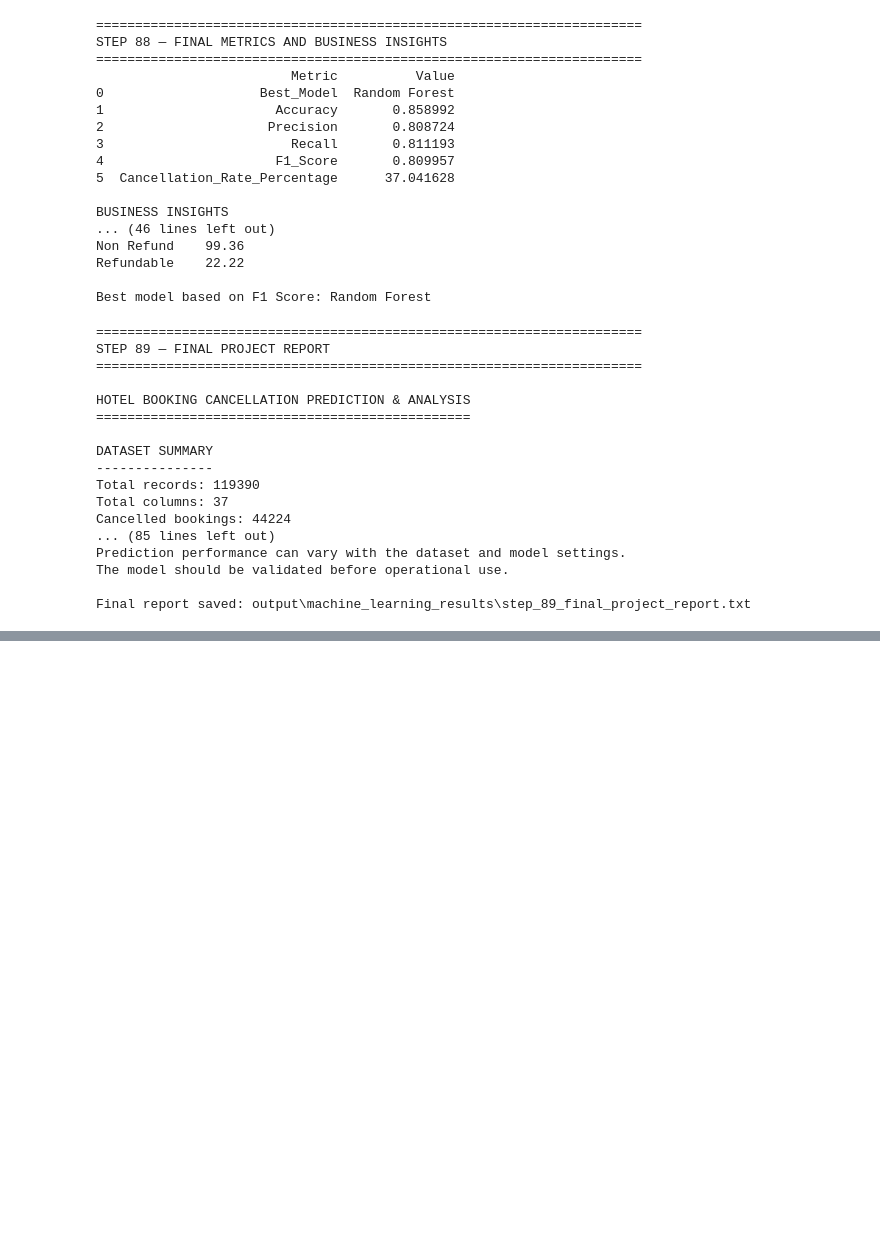
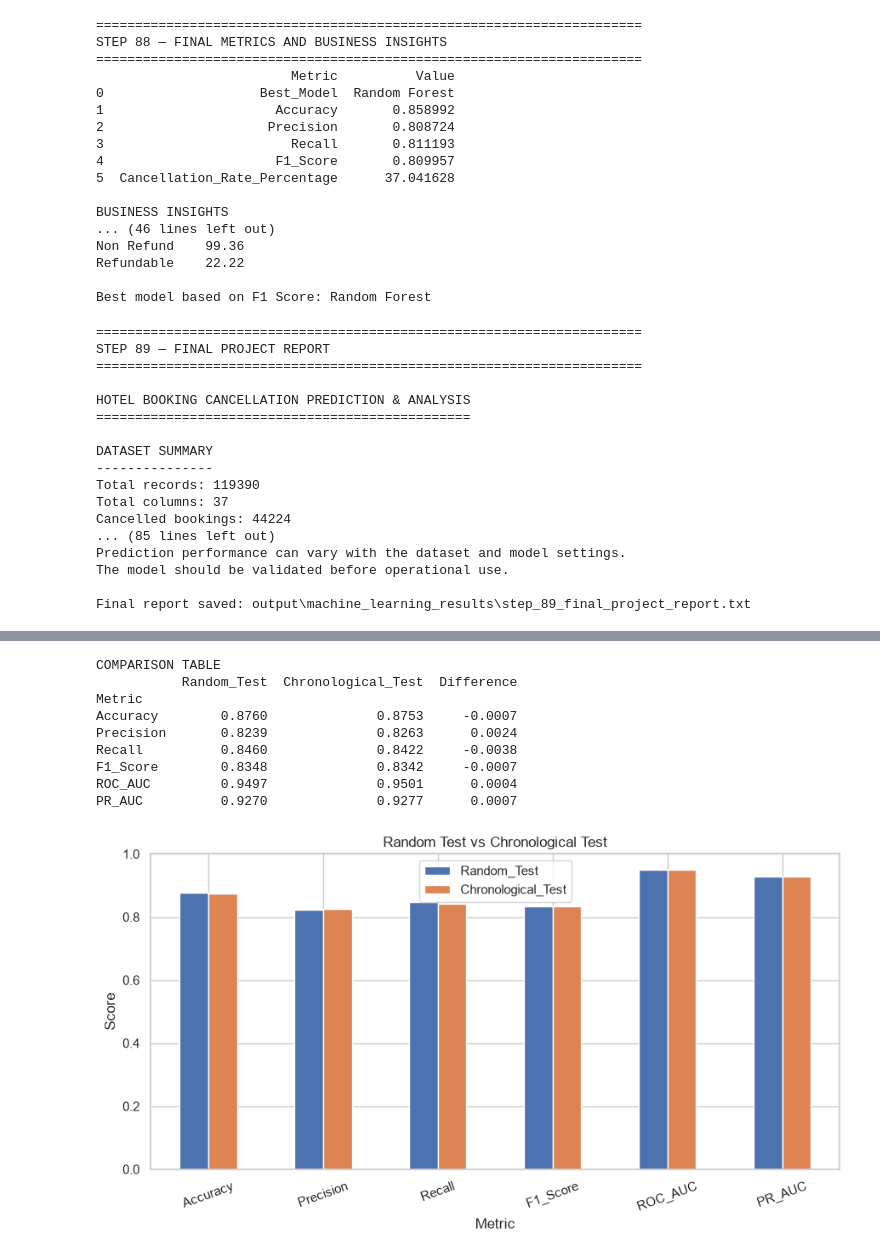
Before and after one commit to Vishwajeetsingh22/Hotel-Booking-Cancellation-Prediction, a Jupyter notebook: Machine Learning & Final Report.ipynb, the cells around one changed output, grey strips where cells are left out. Cells and saved outputs as stored; diff of their text form; code cells hidden in the pictures; blank space fills up the shorter version.

```diff
--- a/Machine Learning & Final Report.ipynb
+++ b/Machine Learning & Final Report.ipynb
@@ -940,0 +2409,80 @@ MEMBER 5 — STEPS 71–90 COMPLETED
+# %%
+# ============================================================
+# STEP 101 — FIX MISSING STEP 98 FILES
+# ============================================================
+
+import os
+import pandas as pd
+import matplotlib.pyplot as plt
+
+folder = os.path.join("output", "machine_learning_results")
+os.makedirs(folder, exist_ok=True)
+
+# Load saved metrics
+random_df = pd.read_csv(
+    os.path.join(folder, "step_93_tuned_test_metrics.csv")
+)
+
+time_df = pd.read_csv(
+    os.path.join(folder, "step_97_chronological_test_metrics.csv")
+)
+
+# Convert metric values to numeric, ignoring non-numeric rows
+random_df["Value"] = pd.to_numeric(
+    random_df["Value"], errors="coerce"
+)
+time_df["Value"] = pd.to_numeric(
+    time_df["Value"], errors="coerce"
+)
+
+random_df = random_df.dropna(subset=["Value"]).set_index("Metric")
+time_df = time_df.dropna(subset=["Value"]).set_index("Metric")
+
+# Keep only metrics available in both files
+common_metrics = random_df.index.intersection(time_df.index)
+
+comparison = pd.DataFrame({
+    "Random_Test": random_df.loc[common_metrics, "Value"],
+    "Chronological_Test": time_df.loc[common_metrics, "Value"]
+})
+
+comparison["Difference"] = (
+    comparison["Chronological_Test"] - comparison["Random_Test"]
+)
+
+print("COMPARISON TABLE")
+print(comparison.round(4))
+
+# Save the expected CSV filename
+csv_path = os.path.join(folder, "step_98_comparison.csv")
+comparison.to_csv(csv_path)
+
+# Save the expected chart filename
+ax = comparison[["Random_Test", "Chronological_Test"]].plot(
+    kind="bar", figsize=(9, 5)
+)
+ax.set_title("Random Test vs Chronological Test")
+ax.set_ylabel("Score")
+ax.set_ylim(0, 1)
+plt.xticks(rotation=20)
+plt.tight_layout()
+
+chart_path = os.path.join(folder, "step_98_comparison.png")
+plt.savefig(chart_path, dpi=300, bbox_inches="tight")
+plt.show()
+plt.close()
+
+print("\nCSV exists:", os.path.isfile(csv_path))
+print("Chart exists:", os.path.isfile(chart_path))
+print("STEP 101 COMPLETED")
+# %% [output]
+COMPARISON TABLE
+           Random_Test  Chronological_Test  Difference
+Metric
+Accuracy        0.8760              0.8753     -0.0007
+Precision       0.8239              0.8263      0.0024
+Recall          0.8460              0.8422     -0.0038
+F1_Score        0.8348              0.8342     -0.0007
+ROC_AUC         0.9497              0.9501      0.0004
+PR_AUC          0.9270              0.9277      0.0007
+[figure, added]
```
Also changed, not shown: parts of 16 cells of this notebook, 8 other files.
